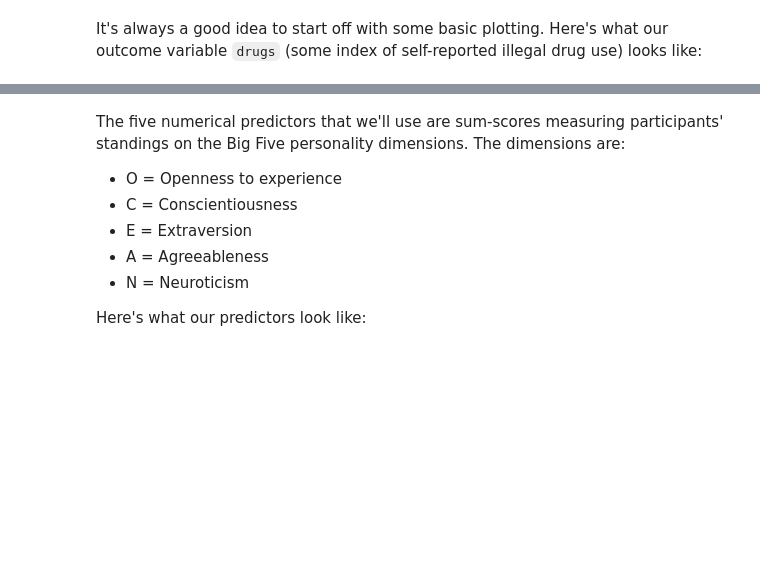
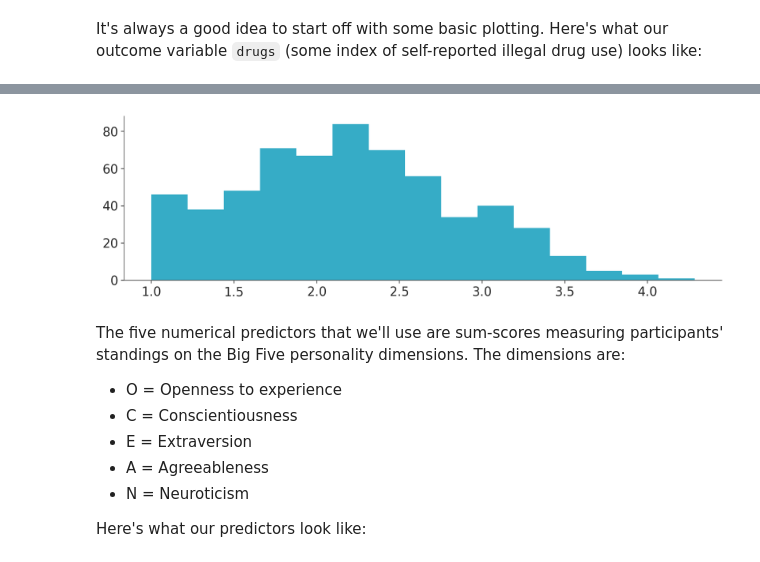
Before and after one commit to aloctavodia/bambi, a Jupyter notebook: docs/notebooks/ESCS_multiple_regression.ipynb, the cells around one changed output, grey strips where cells are left out. Saved outputs shown, nothing was run; the diff lists cells and outputs as text; code cells hidden in the pictures; blank space fills up the shorter version.

```diff
--- a/docs/notebooks/ESCS_multiple_regression.ipynb
+++ b/docs/notebooks/ESCS_multiple_regression.ipynb
@@ -39,3 +34,8 @@ plt.hist(data["drugs"]);
+# %%
+_, ax = plt.subplots(figsize=(10, 3))
+ax.hist(data["drugs"], bins="auto");
+# %% [output]
+[figure, added]
 # %% [markdown]
 The five numerical predictors that we'll use are sum-scores measuring participants' standings on the Big Five personality dimensions. The dimensions are:
 
```
Also changed, not shown: parts of 9 cells of this notebook, 2 other files.
